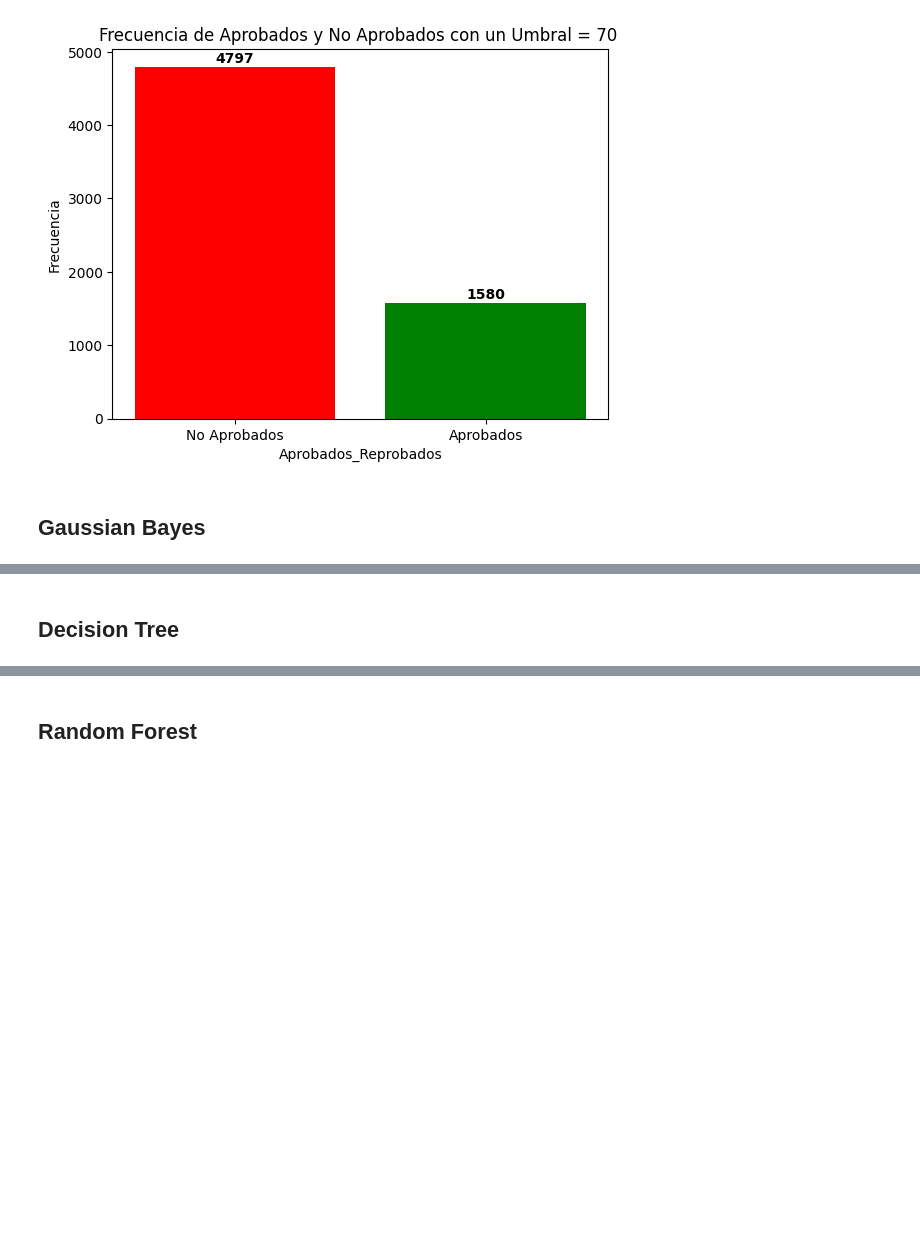
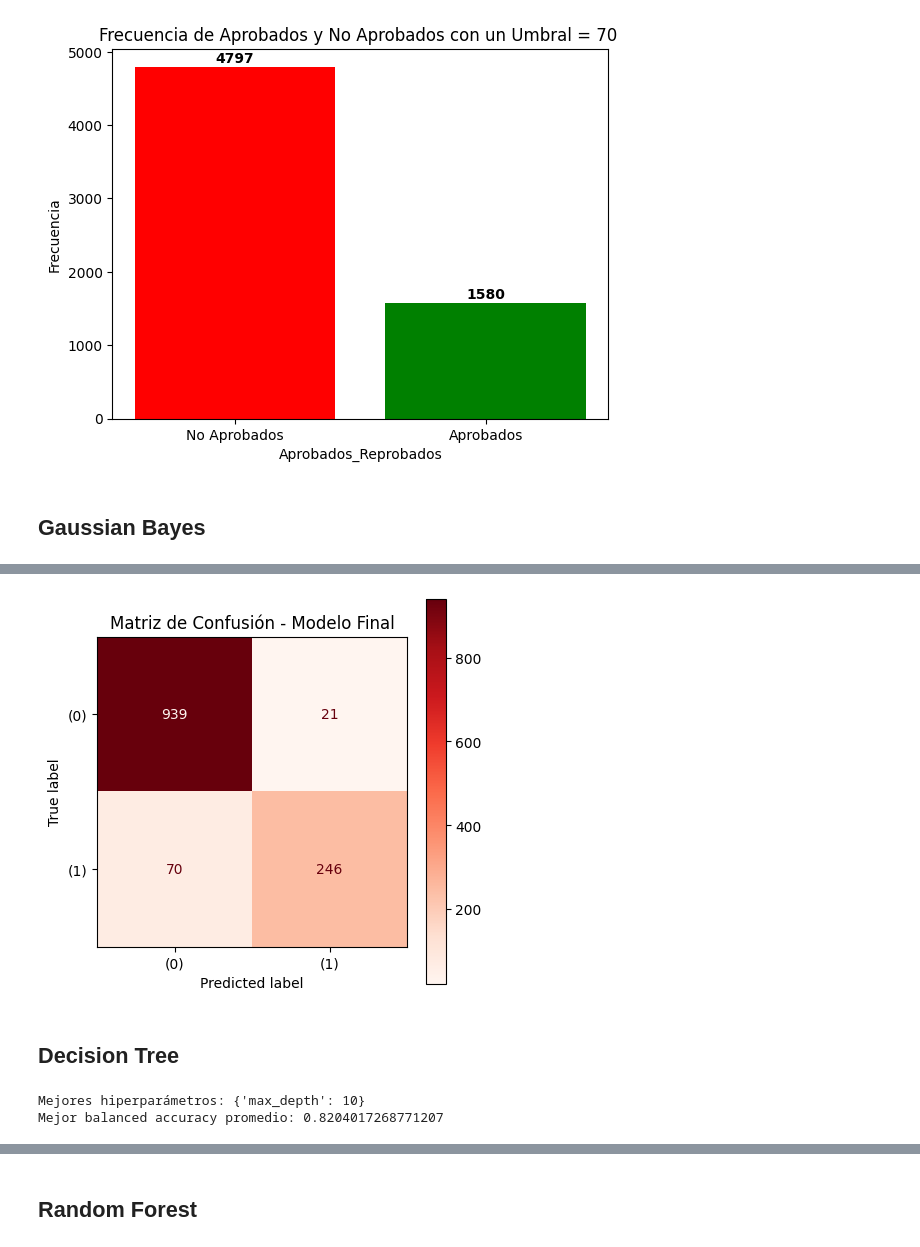
Before and after one commit to JeiGeek/ia1-LosPandas-prediccion_rendimiento_estudiantil, a Jupyter notebook: 02_Supervised_learning.ipynb, the cells around one changed output, grey strips where cells are left out. Cells and saved outputs as stored; diff of their text form; code cells hidden in the pictures; blank space fills up the shorter version.

```diff
--- a/02_Supervised_learning.ipynb
+++ b/02_Supervised_learning.ipynb
@@ -776,0 +786,26 @@ plt.show()
+# %%
+# Entrenamiento del modelo fina con todo el x_train y evaluar con el test
+model.fit(X_train, y_train)
+y_pred = model.predict(X_test)
+
+balanced_acc_final = balanced_accuracy_score(y_test, y_pred)
+mcc_final = matthews_corrcoef(y_test, y_pred)
+
+# Calcular matriz de confusión
+cm = confusion_matrix(y_test, y_pred)
+tn, fp, fn, tp = cm.ravel()
+
+# Cálculo de especificidad
+specificity = tn / (tn + fp)
+
+# Calculo de precision
+precision = precision_score(y_test, y_pred)
+
+# Evaluacion final
+print("Evaluación final:")
+print("Balanced Accuracy:", round(balanced_acc_final, 4))
+print("Matthews Corrcoef:", round(mcc_final, 4))
+print("\nEspecificidad:", round(specificity, 4))
+print("Precision:", round(precision, 4))
+print("\nClassification Report:")
+print(classification_report(y_test, y_pred))
@@ -777,2 +829,20 @@ plt.show()
+# %%
+# Creacion de la matriz de confusión
+disp = ConfusionMatrixDisplay(
+    confusion_matrix=cm,
+    display_labels=["(0)", "(1)"]
+)
+
+# Graficar
+fig, ax = plt.subplots(figsize=(5, 5))
+disp.plot(
+    cmap="Reds",
+    values_format="d",
+    ax=ax
+)
+plt.title("Matriz de Confusión - Modelo Final")
+plt.show()
+# %% [output]
+[figure, added]
 # %% [markdown]
 ## **Decision Tree**
@@ -778,0 +860,7 @@ plt.show()
+# %%
+# Mejores hiperparametros
+print("Mejores hiperparámetros:", grid.best_params_)
+print("Mejor balanced accuracy promedio:", grid.best_score_)
+# %% [output]
+Mejores hiperparámetros: {'max_depth': 10}
+Mejor balanced accuracy promedio: 0.8204017268771207
```
Also changed, not shown: parts of 36 cells of this notebook.
